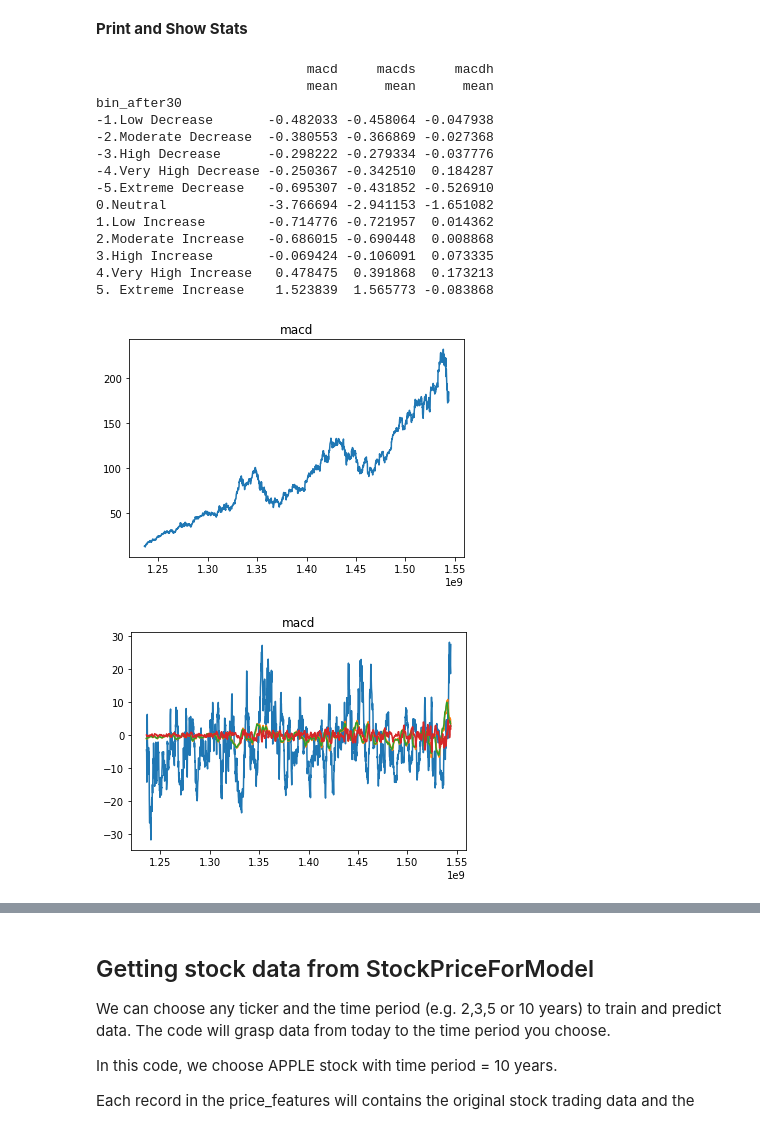
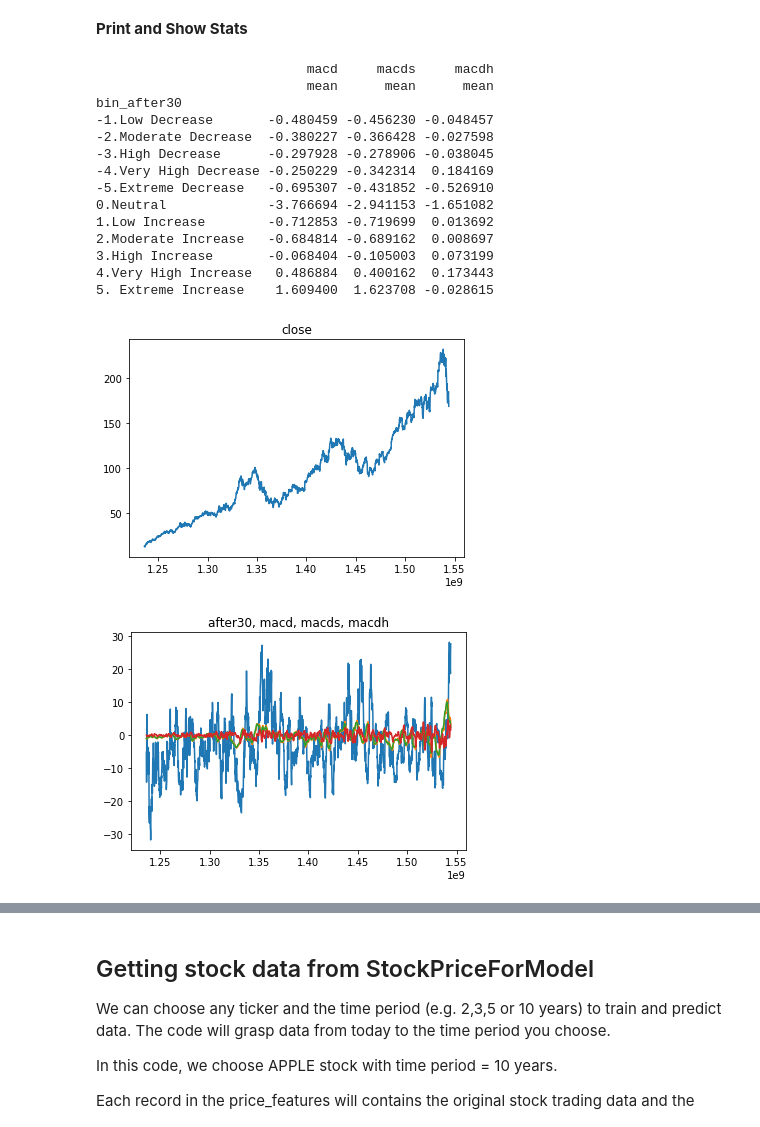
Before and after one commit to ml1010-nan/ml1010, a Jupyter notebook: CoreProject.ipynb, the cells around one changed output, grey strips where cells are left out. Cells and saved outputs as stored; diff of their text form; code cells hidden in the pictures.

```diff
--- a/CoreProject.ipynb
+++ b/CoreProject.ipynb
@@ -572,33 +576,33 @@ __Print and Show Stats__
 # %%
  macd_stat = after30_filter[['bin_after30','macd','macds','macdh']].groupby(['bin_after30']).agg(['mean'])
  print(macd_stat)
 
  ts1 = after30_filter[['close']]
  plt.plot(ts1)
- plt.title('macd')
+ plt.title('close')
  plt.show()
 
  ts2 = after30_filter[['after30', 'macd', 'macds', 'macdh']]
  plt.plot(ts2)
- plt.title('macd')
+ plt.title('after30, macd, macds, macdh')
  plt.show()
 # %% [output]
                            macd     macds     macdh
                            mean      mean      mean
 bin_after30
--1.Low Decrease       -0.482033 -0.458064 -0.047938
--2.Moderate Decrease  -0.380553 -0.366869 -0.027368
--3.High Decrease      -0.298222 -0.279334 -0.037776
--4.Very High Decrease -0.250367 -0.342510  0.184287
+-1.Low Decrease       -0.480459 -0.456230 -0.048457
+-2.Moderate Decrease  -0.380227 -0.366428 -0.027598
+-3.High Decrease      -0.297928 -0.278906 -0.038045
+-4.Very High Decrease -0.250229 -0.342314  0.184169
 -5.Extreme Decrease   -0.695307 -0.431852 -0.526910
 0.Neutral             -3.766694 -2.941153 -1.651082
-1.Low Increase        -0.714776 -0.721957  0.014362
-2.Moderate Increase   -0.686015 -0.690448  0.008868
-3.High Increase       -0.069424 -0.106091  0.073335
-4.Very High Increase   0.478475  0.391868  0.173213
-5. Extreme Increase    1.523839  1.565773 -0.083868
+1.Low Increase        -0.712853 -0.719699  0.013692
+2.Moderate Increase   -0.684814 -0.689162  0.008697
+3.High Increase       -0.068404 -0.105003  0.073199
+4.Very High Increase   0.486884  0.400162  0.173443
+5. Extreme Increase    1.609400  1.623708 -0.028615
 [figure]
-[figure, old version]
+[figure, new version]
 # %%
 #analyze the macd/macds/macdh distribution when percentage increase of stock is high (15%+)
 macd_filter = after30_filter.loc[dataframe['after30'] >= 15 ]
```
Also changed, not shown: parts of 20 cells of this notebook.
